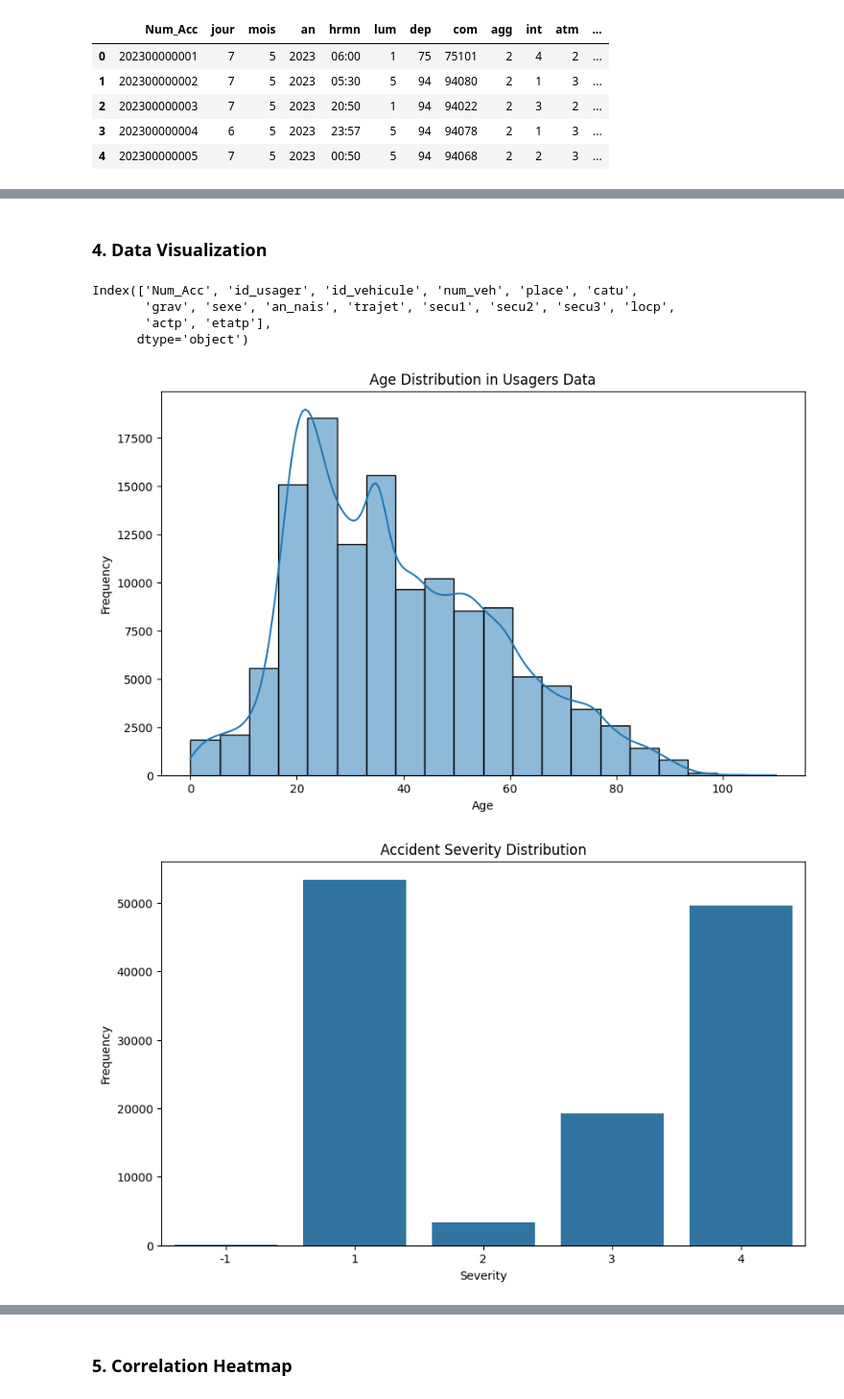
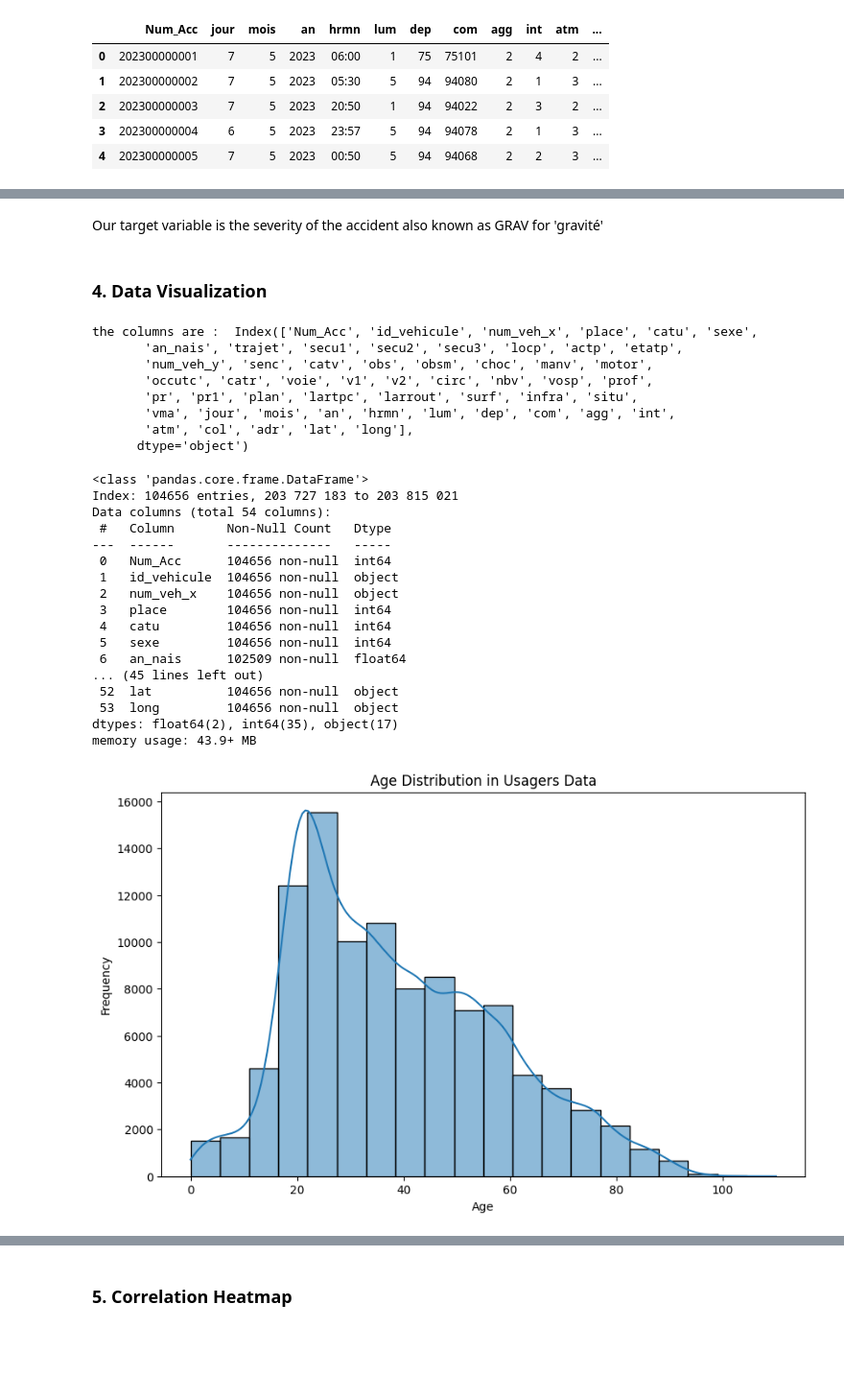
Before and after one commit to AmirBraham/ramp-challenge, a Jupyter notebook: template_starting_kit.ipynb, the cells around one changed output, grey strips where cells are left out. Shown at 96% size. Saved outputs shown, nothing was run; the diff lists cells and outputs as text; code cells hidden in the pictures; blank space fills up the shorter version.

```diff
--- a/template_starting_kit.ipynb
+++ b/template_starting_kit.ipynb
@@ -275,0 +232,5 @@ caract_df['adr'] = caract_df['adr'].fillna(caract_df['adr'].mode()[0])
+# %%
+import problem
+X_df, y = problem.get_train_data()
+print(X_df.shape)
+print(y.shape)
@@ -275,0 +240,4 @@ caract_df['adr'] = caract_df['adr'].fillna(caract_df['adr'].mode()[0])
+# %%
+# index is num_acc
+X_df.set_index('id_usager', inplace=True)
+X_df.head()
@@ -276,9 +253,4 @@ caract_df['adr'] = caract_df['adr'].fillna(caract_df['adr'].mode()[0])
+# %% [markdown]
+Our target variable is the severity of the accident also known as GRAV for 'gravité'
 # %% [markdown]
 ### 4. Data Visualization
-# %%
-print(usagers_df.columns)
-# %% [output]
-Index(['Num_Acc', 'id_usager', 'id_vehicule', 'num_veh', 'place', 'catu',
-       'grav', 'sexe', 'an_nais', 'trajet', 'secu1', 'secu2', 'secu3', 'locp',
-       'actp', 'etatp'],
-      dtype='object')
@@ -288,22 +257,47 @@ usagers_df['age'] = current_year - usagers_df['an_nais']
+# %%
+print('the columns are : ', X_df.columns)
+# %% [output]
+the columns are :  Index(['Num_Acc', 'id_vehicule', 'num_veh_x', 'place', 'catu', 'sexe',
+       'an_nais', 'trajet', 'secu1', 'secu2', 'secu3', 'locp', 'actp', 'etatp',
+       'num_veh_y', 'senc', 'catv', 'obs', 'obsm', 'choc', 'manv', 'motor',
+       'occutc', 'catr', 'voie', 'v1', 'v2', 'circ', 'nbv', 'vosp', 'prof',
+       'pr', 'pr1', 'plan', 'lartpc', 'larrout', 'surf', 'infra', 'situ',
+       'vma', 'jour', 'mois', 'an', 'hrmn', 'lum', 'dep', 'com', 'agg', 'int',
+       'atm', 'col', 'adr', 'lat', 'long'],
+      dtype='object')
+# %%
+X_df.info()
+# %% [output]
+<class 'pandas.core.frame.DataFrame'>
+Index: 104656 entries, 203 727 183 to 203 815 021
+Data columns (total 54 columns):
+ #   Column       Non-Null Count   Dtype
+---  ------       --------------   -----
+ 0   Num_Acc      104656 non-null  int64
+ 1   id_vehicule  104656 non-null  object
+ 2   num_veh_x    104656 non-null  object
+ 3   place        104656 non-null  int64
+ 4   catu         104656 non-null  int64
+ 5   sexe         104656 non-null  int64
+ 6   an_nais      102509 non-null  float64
+... (45 lines left out)
+ 52  lat          104656 non-null  object
+ 53  long         104656 non-null  object
+dtypes: float64(2), int64(35), object(17)
+memory usage: 43.9+ MB
 # %%
 import matplotlib.pyplot as plt
 import seaborn as sns
 
+
+X_df['age'] = X_df['an_nais'].apply(lambda x: 2023 - x)
+
 # Visualize the distribution of a numerical column (e.g., age in the 'usagers' dataset)
 plt.figure(figsize=(10, 6))
-sns.histplot(usagers_df['age'], kde=True, bins=20)
+sns.histplot(X_df['age'], kde=True, bins=20)
 plt.title('Age Distribution in Usagers Data')
 plt.xlabel('Age')
 plt.ylabel('Frequency')
 plt.show()
-
-# Visualize the distribution of accident severity (categorical column 'grav')
-plt.figure(figsize=(10, 6))
-sns.countplot(data=usagers_df, x='grav')
-plt.title('Accident Severity Distribution')
-plt.xlabel('Severity')
-plt.ylabel('Frequency')
-plt.show()
 # %% [output]
-[figure, old version]
+[figure, new version]
-[figure, removed]
```
Also changed, not shown: parts of 20 cells of this notebook, 2 other files.
